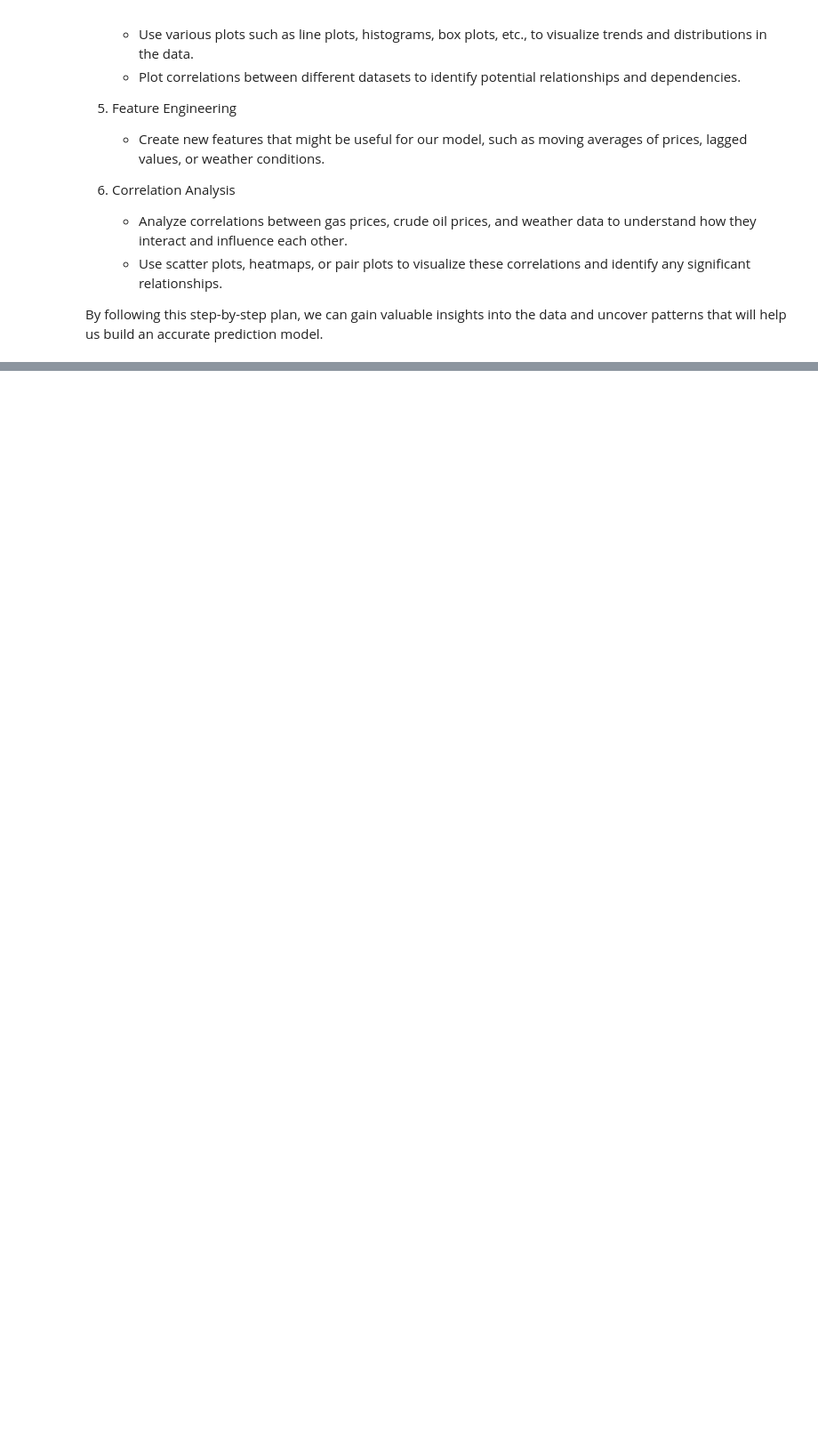
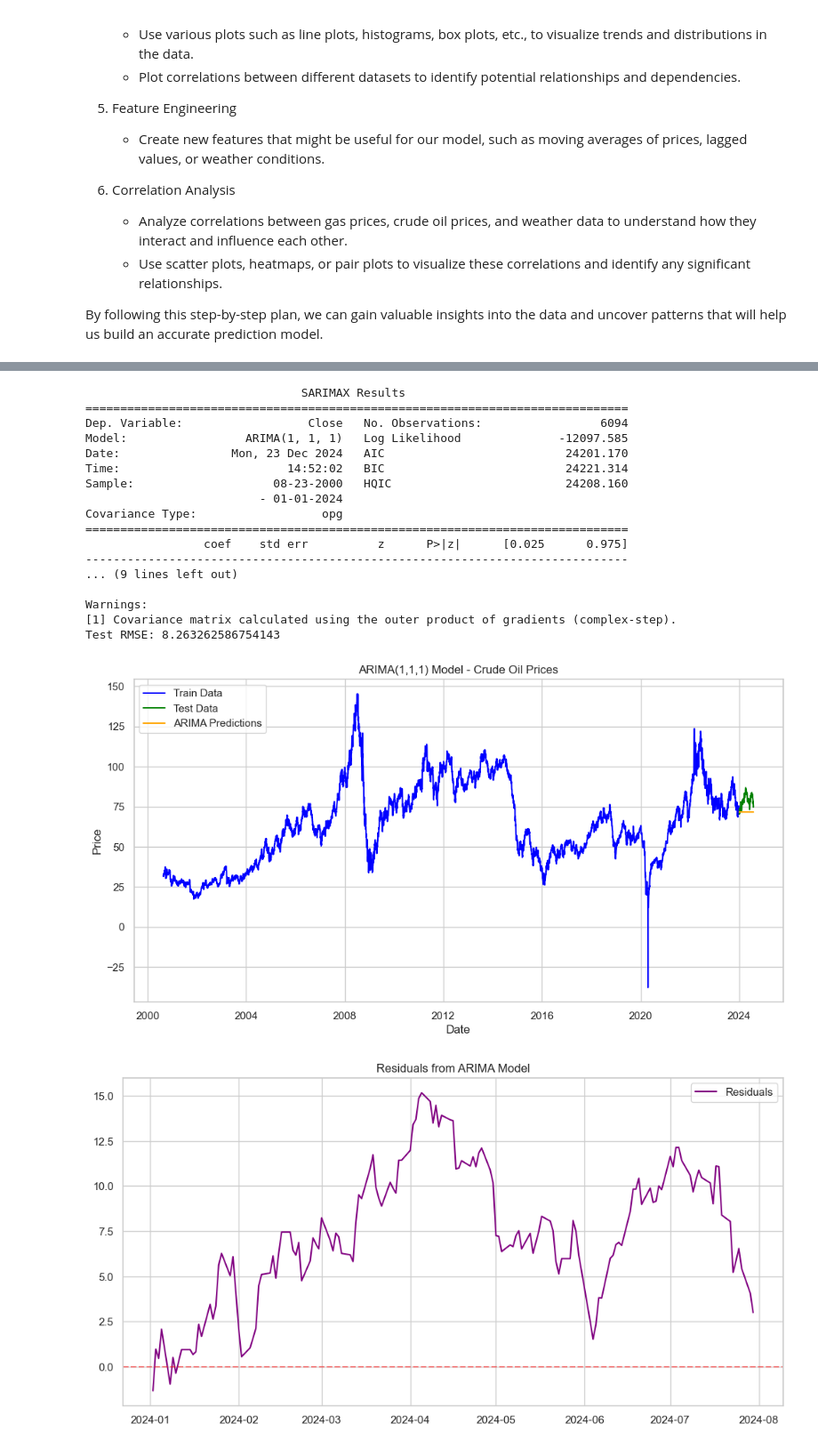
Before and after one commit to Raymondtaoo/GasCast, a Jupyter notebook: notebooks/EDA.ipynb, the cells around one changed output, grey strips where cells are left out. Shown at 89% size. Cells and saved outputs as stored; diff of their text form; code cells hidden in the pictures; blank space fills up the shorter version.

```diff
--- a/notebooks/EDA.ipynb
+++ b/notebooks/EDA.ipynb
@@ -384,0 +191,75 @@ Root Mean Squared Error: 1.3477767692599842
+# %%
+import statsmodels.api as sm
+from statsmodels.tsa.arima.model import ARIMA
+from sklearn.metrics import mean_squared_error
+
+crude_oil_prices_df = crude_oil_prices_df.asfreq('B', method='ffill')
+
+crude_oil_close = crude_oil_prices_df['Close']
+
+train_end_oil = datetime(2024, 1, 1)
+test_end_oil = datetime(2024, 7, 30)
+
+train_data = crude_oil_close.loc[:train_end_oil]
+test_data = crude_oil_close.loc[train_end_oil + timedelta(days=1):test_end_oil]
+
+# Fitting ARIMA
+p, d, q = 1, 1, 1
+
+# Create and fit the model
+model = ARIMA(train_data, order=(p, d, q))
+model_fit = model.fit()
+
+# Print summary
+print(model_fit.summary())
+
+# Forecasting
+forecast_start = test_data.index[0]
+forecast_end = test_data.index[-1]
+
+predictions = model_fit.predict(start=forecast_start, end=forecast_end, dynamic=False)
+
+# Calculate residuals
+residuals = test_data - predictions
+
+# Root Mean Squared Error (RMSE)
+rmse = np.sqrt(mean_squared_error(test_data, predictions))
+print(f"Test RMSE: {rmse}")
+
+plt.figure(figsize=(12, 6))
+plt.plot(train_data, label='Train Data', color='blue')
+plt.plot(test_data, label='Test Data', color='green')
+plt.plot(predictions, label='ARIMA Predictions', color='orange')
+plt.title(f"ARIMA({p},{d},{q}) Model - Crude Oil Prices")
+plt.xlabel("Date")
+plt.ylabel("Price")
+plt.legend()
+plt.show()
+
+# Plot residuals
+plt.figure(figsize=(12, 6))
+plt.plot(residuals, label='Residuals', color='purple')
+plt.axhline(0, color='red', linestyle='--', alpha=0.5)
+plt.title("Residuals from ARIMA Model")
+plt.legend()
+plt.show()
+# %% [output]
+                               SARIMAX Results
+==============================================================================
+Dep. Variable:                  Close   No. Observations:                 6094
+Model:                 ARIMA(1, 1, 1)   Log Likelihood              -12097.585
+Date:                Mon, 23 Dec 2024   AIC                          24201.170
+Time:                        14:52:02   BIC                          24221.314
+Sample:                    08-23-2000   HQIC                         24208.160
+                         - 01-01-2024
+Covariance Type:                  opg
+==============================================================================
+                 coef    std err          z      P>|z|      [0.025      0.975]
+------------------------------------------------------------------------------
+... (9 lines left out)
+
+Warnings:
+[1] Covariance matrix calculated using the outer product of gradients (complex-step).
+Test RMSE: 8.263262586754143
+[figure, added]
+[figure, added]
```
Also changed, not shown: parts of 7 cells of this notebook.
